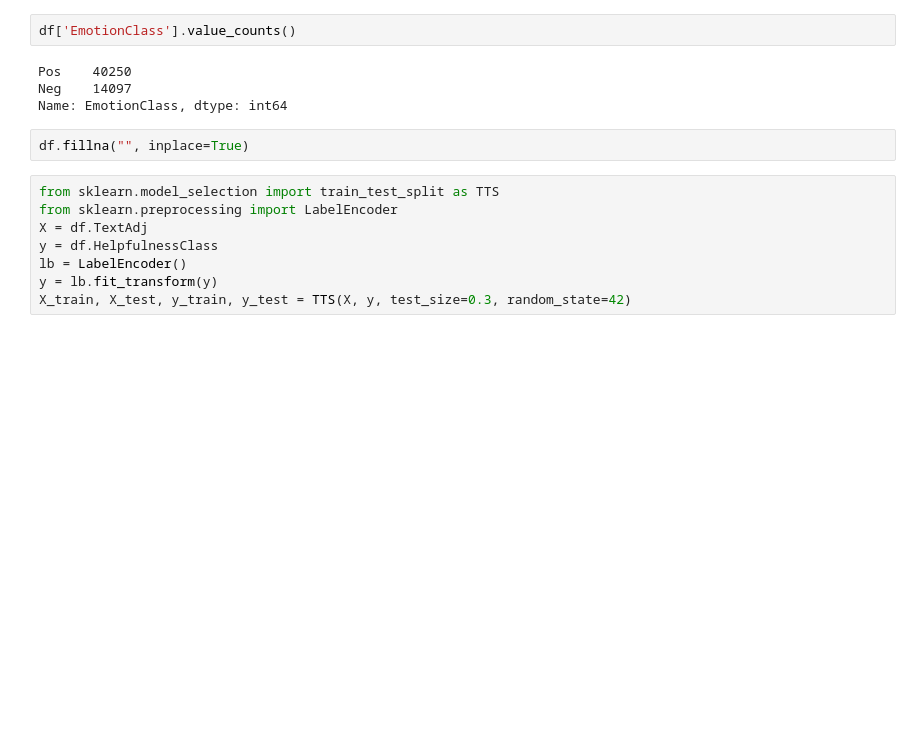
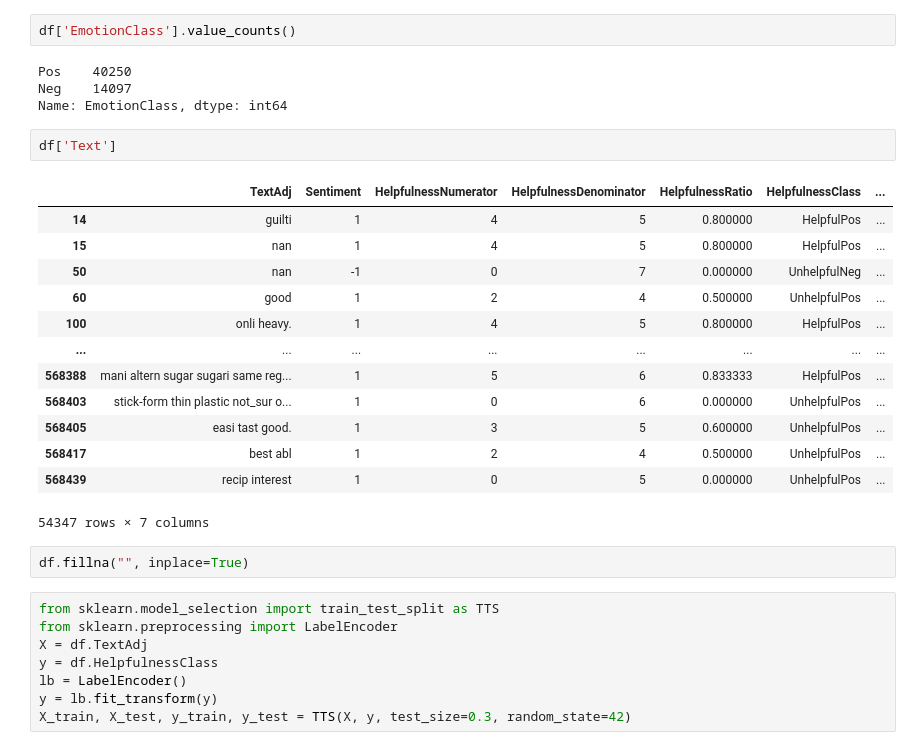
Before and after one commit to hsiangjenli/ntust-2023-spring-im-bda-project-1, a Jupyter notebook: ML_refactor.ipynb, the cells around one changed output. Cells and saved outputs as stored; diff of their text form; blank space fills up the shorter version.

```diff
--- a/ML_refactor.ipynb
+++ b/ML_refactor.ipynb
@@ -118,6 +128,22 @@ df['EmotionClass'].value_counts()
 Pos    40250
 Neg    14097
 Name: EmotionClass, dtype: int64
+# %%
+df['Text']
+# %% [output]
+|  | TextAdj | Sentiment | HelpfulnessNumerator | HelpfulnessDenominator | HelpfulnessRatio | HelpfulnessClass | ... |
+| 14 | guilti | 1 | 4 | 5 | 0.800000 | HelpfulPos | ... |
+| 15 | nan | 1 | 4 | 5 | 0.800000 | HelpfulPos | ... |
+| 50 | nan | -1 | 0 | 7 | 0.000000 | UnhelpfulNeg | ... |
+| 60 | good | 1 | 2 | 4 | 0.500000 | UnhelpfulPos | ... |
+| 100 | onli heavy. | 1 | 4 | 5 | 0.800000 | HelpfulPos | ... |
+| ... | ... | ... | ... | ... | ... | ... | ... |
+| 568388 | mani altern sugar sugari same reg... | 1 | 5 | 6 | 0.833333 | HelpfulPos | ... |
+| 568403 | stick-form thin plastic not_sur o... | 1 | 0 | 6 | 0.000000 | UnhelpfulPos | ... |
+| 568405 | easi tast good. | 1 | 3 | 5 | 0.600000 | UnhelpfulPos | ... |
+| 568417 | best abl | 1 | 2 | 4 | 0.500000 | UnhelpfulPos | ... |
+| 568439 | recip interest | 1 | 0 | 5 | 0.000000 | UnhelpfulPos | ... |
+54347 rows × 7 columns
 # %%
 df.fillna("", inplace=True)
 # %%
```
Also changed, not shown: parts of 8 cells of this notebook, 5 other files.
